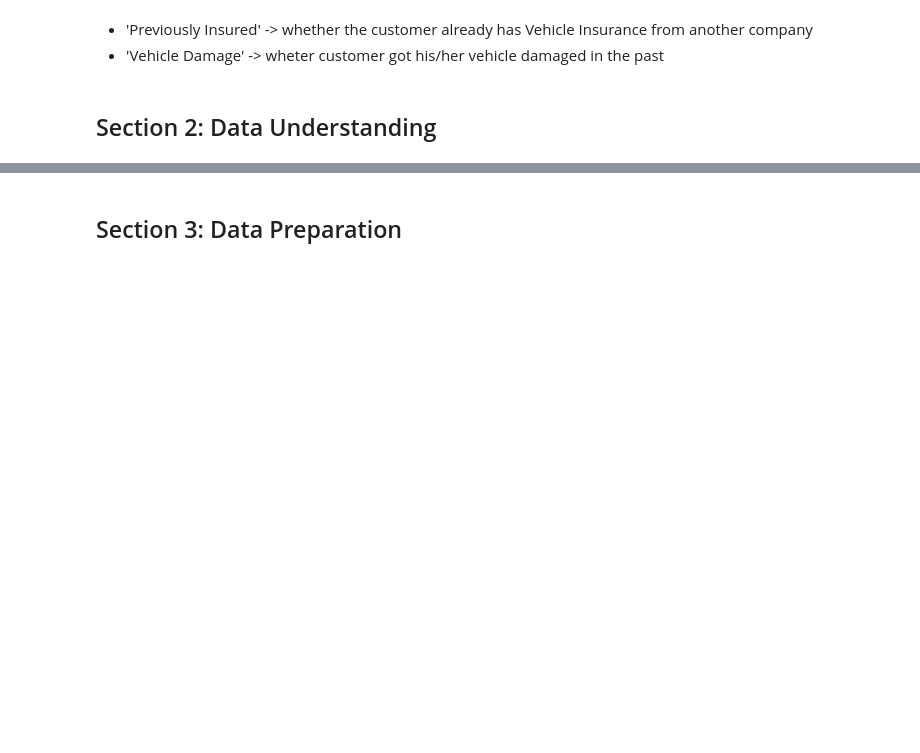
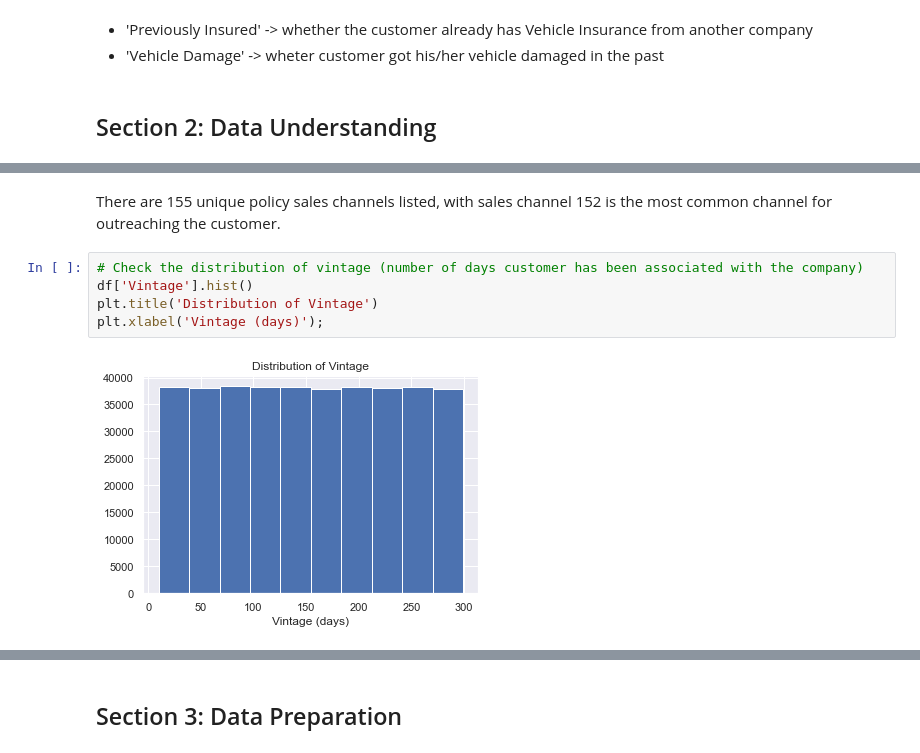
Before and after one commit to hk0111/health_insurance_cross_sell, a Jupyter notebook: Health_Insurance_Cross_Sell_Prediction.ipynb, the cells around one changed output, grey strips where cells are left out. Drawn from its saved outputs; the diff is of its cells as text; blank space fills up the shorter version.

```diff
--- a/Health_Insurance_Cross_Sell_Prediction.ipynb
+++ b/Health_Insurance_Cross_Sell_Prediction.ipynb
@@ -30,0 +272,9 @@ An insurance company that has provided Health Insurance Products to its customer
+# %% [markdown]
+There are 155 unique policy sales channels listed, with sales channel 152 is the most common channel for outreaching the customer.
+# %%
+# Check the distribution of vintage (number of days customer has been associated with the company)
+df['Vintage'].hist()
+plt.title('Distribution of Vintage')
+plt.xlabel('Vintage (days)');
+# %% [output]
+[figure, added]
```
Also changed, not shown: parts of 47 cells of this notebook.
